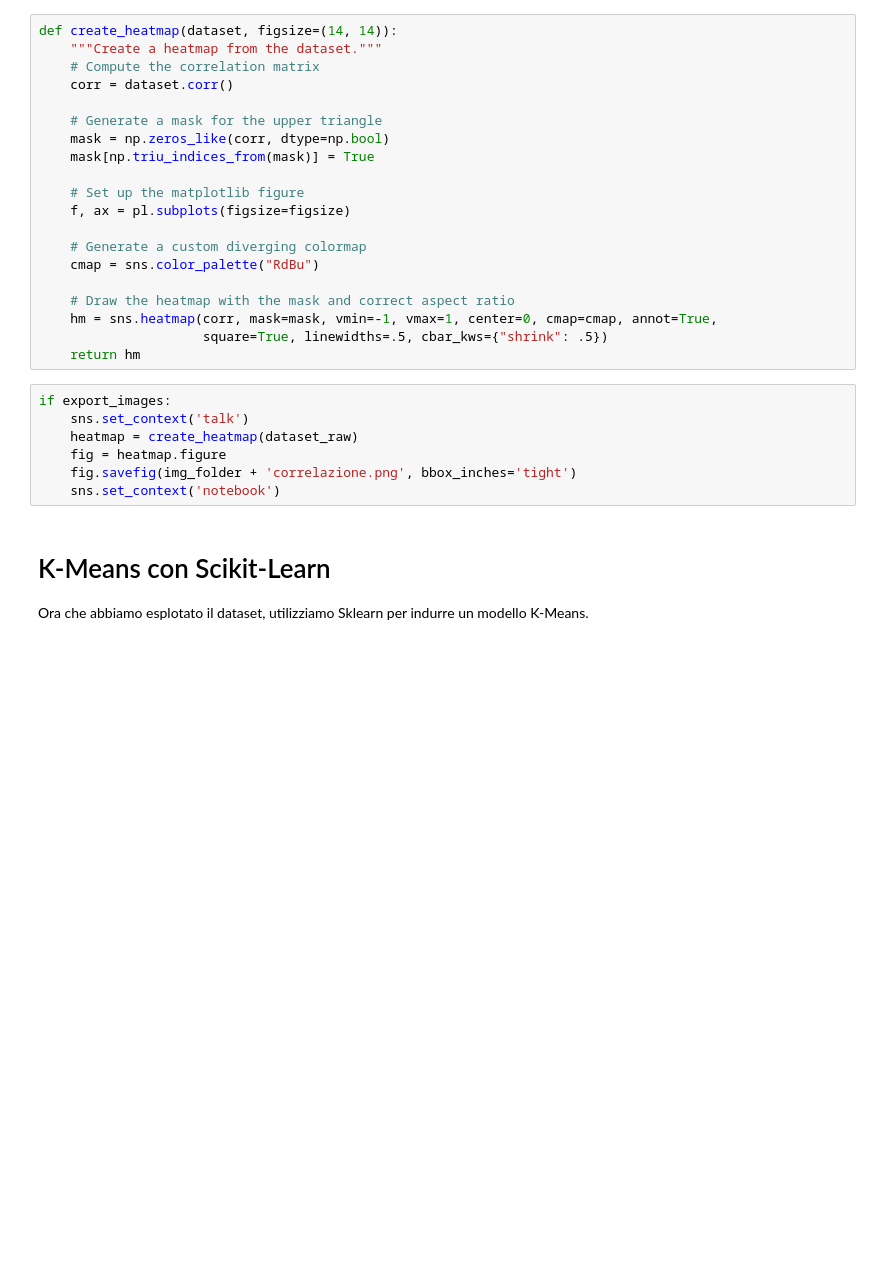
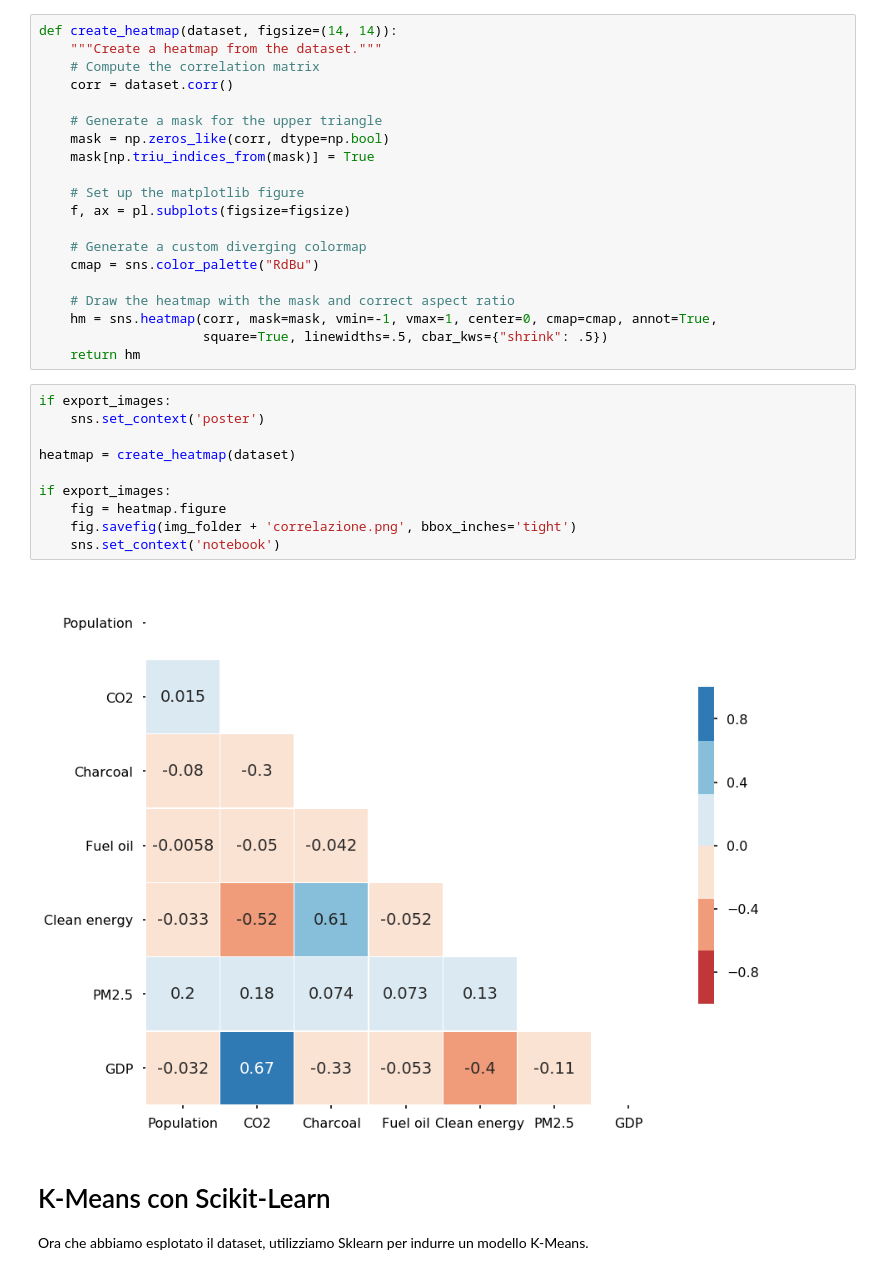
Before and after one commit to PCampi/progettoDT-ML, a Jupyter notebook: Analisi esplorativa e clustering.ipynb, the cells around one changed output. Saved outputs shown, nothing was run; the diff lists cells and outputs as text; blank space fills up the shorter version.

```diff
--- a/Analisi esplorativa e clustering.ipynb
+++ b/Analisi esplorativa e clustering.ipynb
@@ -234,11 +321,16 @@ def create_heatmap(dataset, figsize=(14, 14)):
     return hm
 # %%
 if export_images:
-    sns.set_context('talk')
-    heatmap = create_heatmap(dataset_raw)
+    sns.set_context('poster')
+
+heatmap = create_heatmap(dataset)
+
+if export_images:
     fig = heatmap.figure
     fig.savefig(img_folder + 'correlazione.png', bbox_inches='tight')
     sns.set_context('notebook')
+# %% [output]
+[figure, added]
 # %% [markdown]
 # K-Means con Scikit-Learn
 
```
Also changed, not shown: parts of 53 cells of this notebook.
